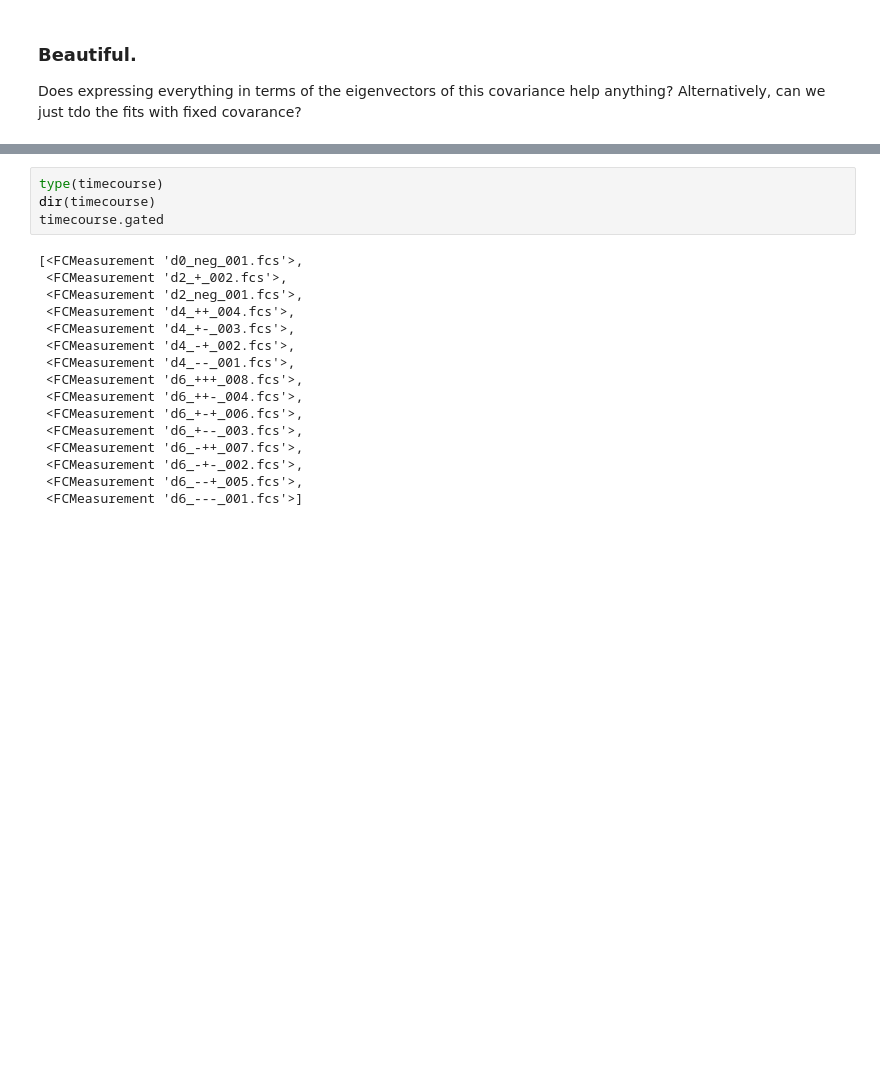
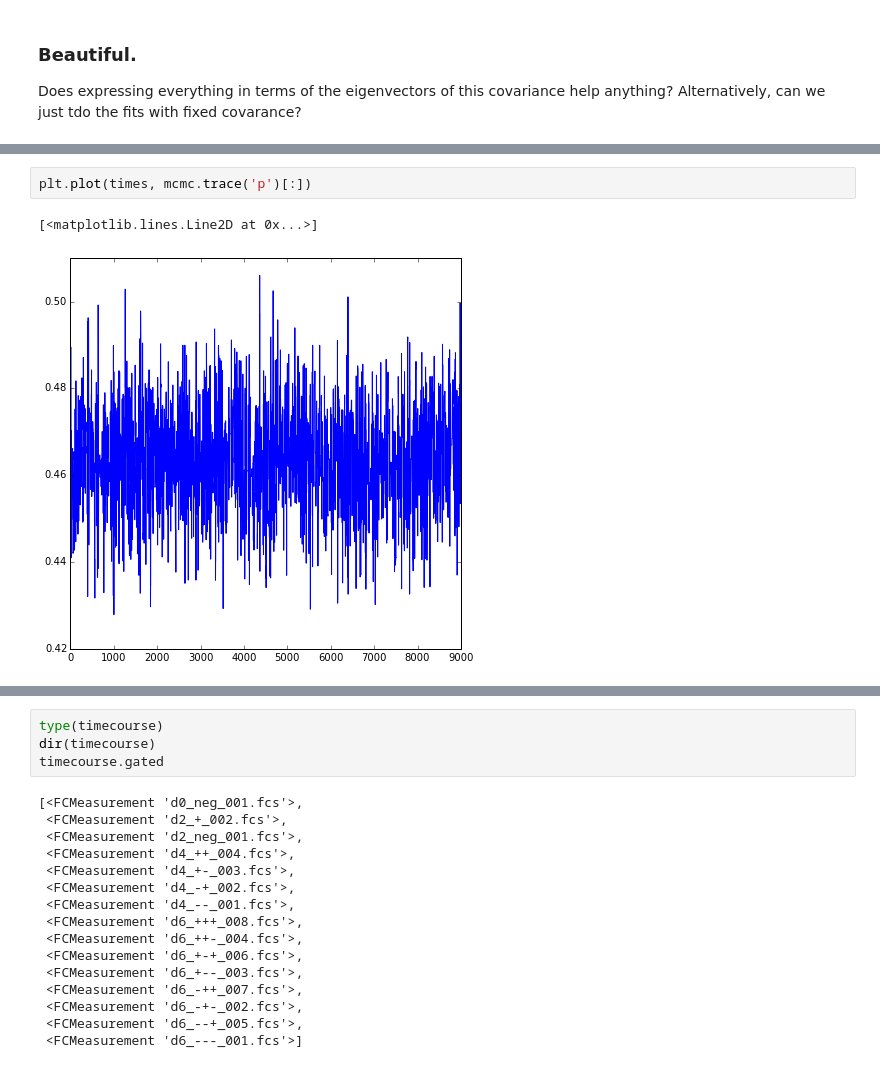
Before and after one commit to lrast/flowAnalysis, a Jupyter notebook: FlowFitting.ipynb, the cells around one changed output, grey strips where cells are left out. Saved outputs shown, nothing was run; the diff lists cells and outputs as text; blank space fills up the shorter version.

```diff
--- a/FlowFitting.ipynb
+++ b/FlowFitting.ipynb
@@ -256,0 +254,5 @@ assignment = pm.Categorical("assignment", [p, 1 - p], size=data.shape[0])
+# %%
+plt.plot(times, mcmc.trace('p')[:])
+# %% [output]
+[<matplotlib.lines.Line2D at 0x...>]
+[figure, added]
```
Also changed, not shown: parts of 23 cells of this notebook.
